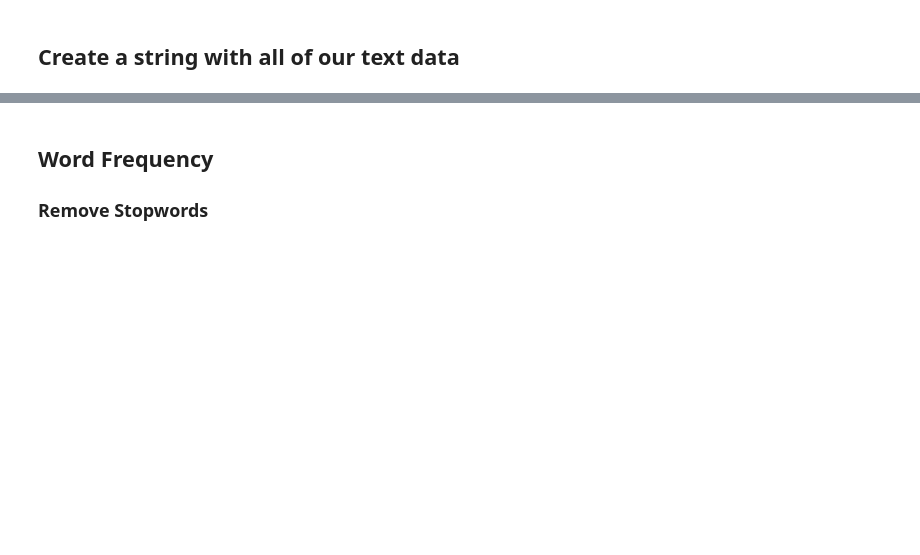
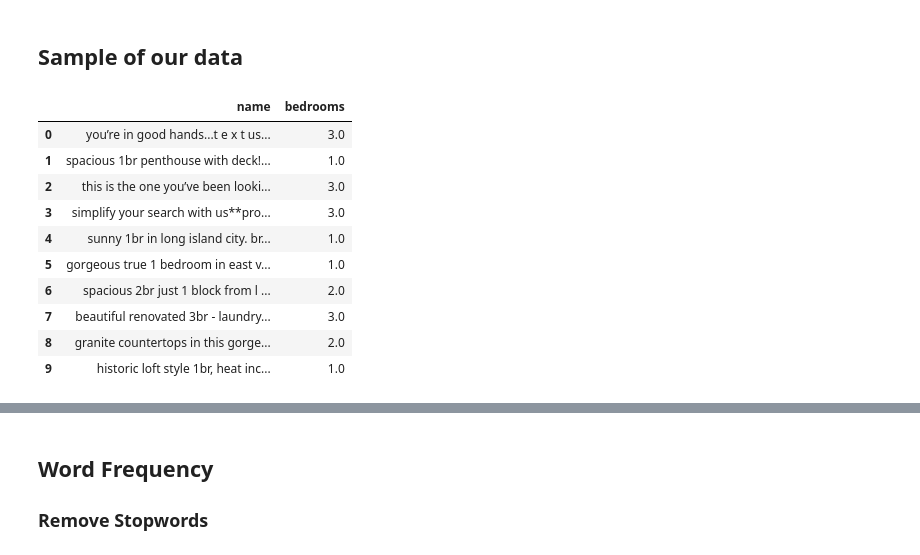
Before and after one commit to scochran3/LazyApartment, a Jupyter notebook: predictive_models/nlp_number_of_bedrooms/NLP - Predict Number of Bedrooms.ipynb, the cells around one changed output, grey strips where cells are left out. Cells and saved outputs as stored; diff of their text form; code cells hidden in the pictures; blank space fills up the shorter version.

```diff
--- a/predictive_models/nlp_number_of_bedrooms/NLP - Predict Number of Bedrooms.ipynb
+++ b/predictive_models/nlp_number_of_bedrooms/NLP - Predict Number of Bedrooms.ipynb
@@ -40,4 +62,18 @@ warnings.filterwarnings('ignore')
 df = pd.read_csv('../../notebooks/housing.csv')[['name', 'bedrooms']]
 df.dropna(inplace=True)
 # %% [markdown]
-## Create a string with all of our text data
+## Sample of our data
+# %%
+df.head(10)
+# %% [output]
+|  | name | bedrooms |
+| 0 | you’re in good hands...t e x t us... | 3.0 |
+| 1 | spacious 1br penthouse with deck!... | 1.0 |
+| 2 | this is the one you’ve been looki... | 3.0 |
+| 3 | simplify your search with us**pro... | 3.0 |
+| 4 | sunny 1br in long island city. br... | 1.0 |
+| 5 | gorgeous true 1 bedroom in east v... | 1.0 |
+| 6 | spacious 2br just 1 block from l ... | 2.0 |
+| 7 | beautiful renovated 3br - laundry... | 3.0 |
+| 8 | granite countertops in this gorge... | 2.0 |
+| 9 | historic loft style 1br, heat inc... | 1.0 |
```
Also changed, not shown: parts of 71 cells of this notebook, 6 other files.
